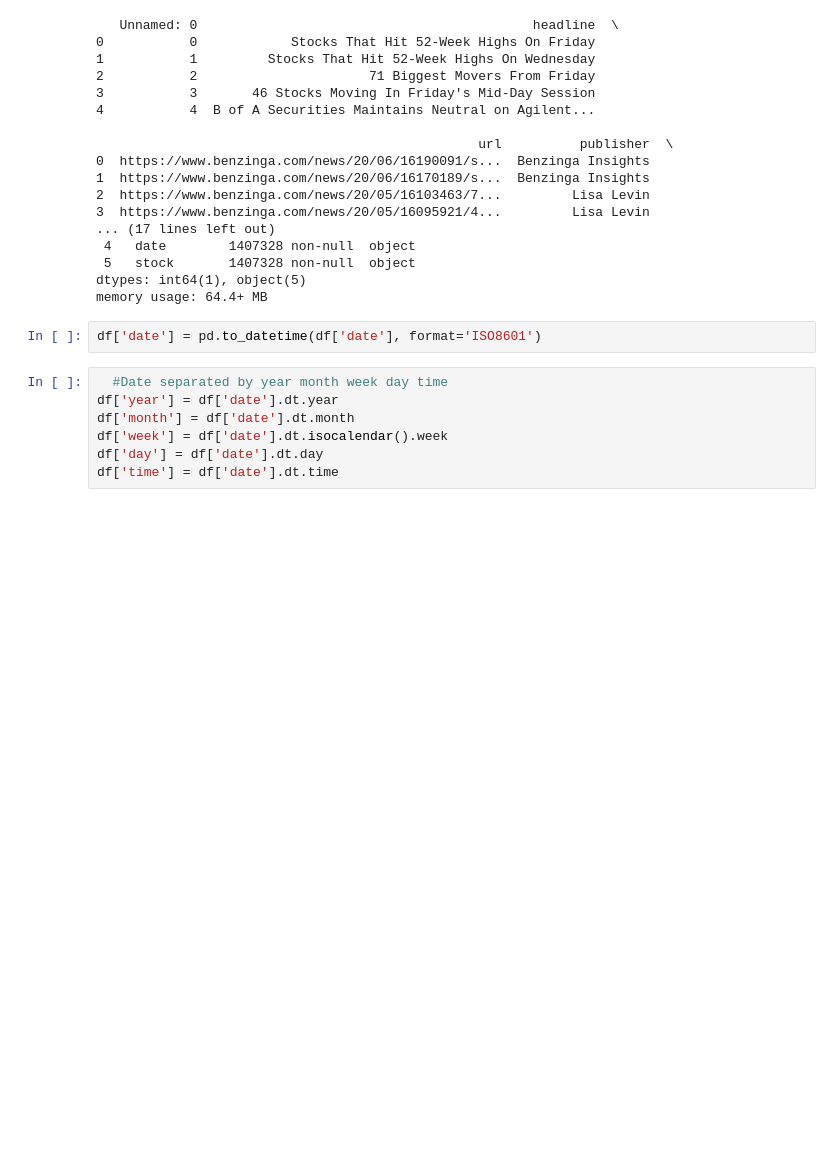
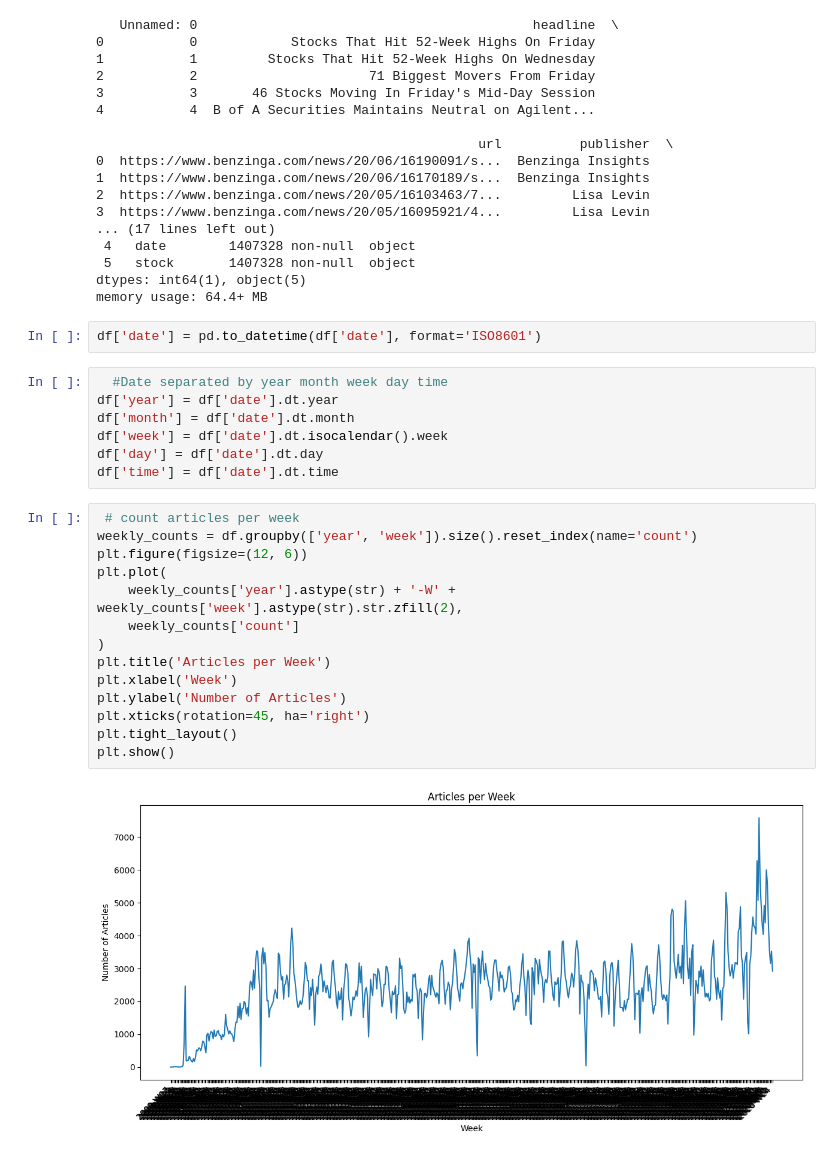
Before and after one commit to helina1abebe/finance-sentiment-analysis, a Jupyter notebook: notebooks/Headline_EDA.ipynb, the cells around one changed output. Saved outputs shown, nothing was run; the diff lists cells and outputs as text; blank space fills up the shorter version.

Commit message:
count articles per week and per month and plot them

```diff
--- a/notebooks/Headline_EDA.ipynb
+++ b/notebooks/Headline_EDA.ipynb
@@ -1052,3 +1052,19 @@ df['month'] = df['date'].dt.month
 df['week'] = df['date'].dt.isocalendar().week
 df['day'] = df['date'].dt.day
 df['time'] = df['date'].dt.time
+# %%
+ # count articles per week
+weekly_counts = df.groupby(['year', 'week']).size().reset_index(name='count')
+plt.figure(figsize=(12, 6))
+plt.plot(
+    weekly_counts['year'].astype(str) + '-W' + weekly_counts['week'].astype(str).str.zfill(2),
+    weekly_counts['count']
+)
+plt.title('Articles per Week')
+plt.xlabel('Week')
+plt.ylabel('Number of Articles')
+plt.xticks(rotation=45, ha='right')
+plt.tight_layout()
+plt.show()
+# %% [output]
+[figure, added]
```
Also changed, not shown: parts of 1 cell of this notebook.
